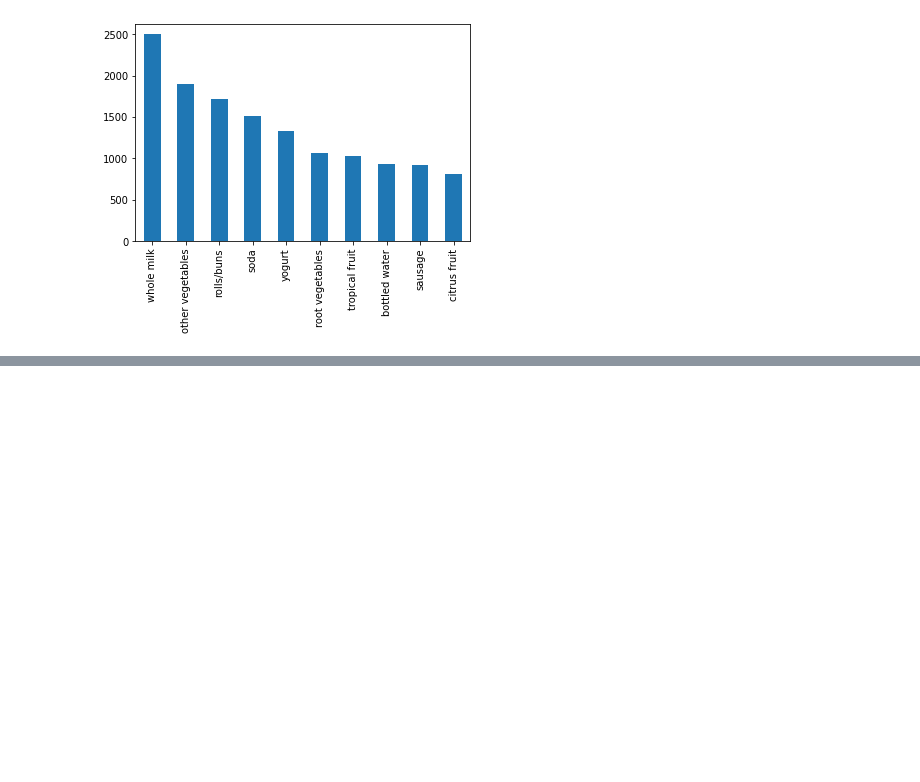
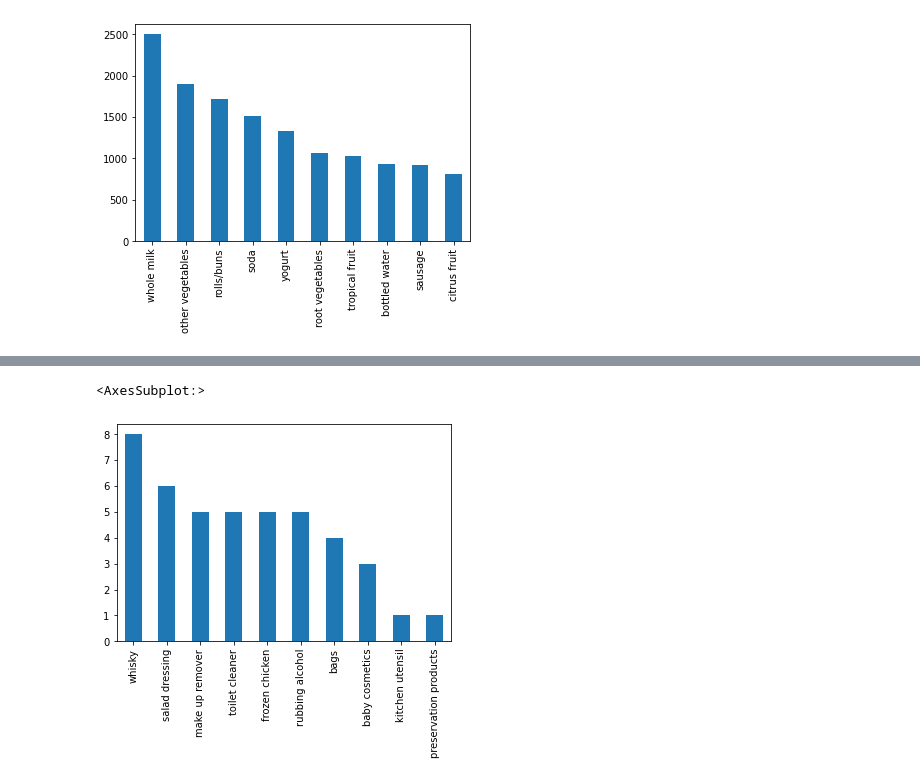
Before and after one commit to Naveen-Karanamu/Market-Basket-Groceries, a Jupyter notebook: main.ipynb, the cells around one changed output, grey strips where cells are left out. Cells and saved outputs as stored; diff of their text form; code cells hidden in the pictures; blank space fills up the shorter version.

Commit message:
Analysed Least Selling Items

```diff
--- a/main.ipynb
+++ b/main.ipynb
@@ -100,2 +109,7 @@ df.itemDescription.value_counts().tail(1)
 preservation products    1
 Name: itemDescription, dtype: int64
+# %%
+df.itemDescription.value_counts().tail(10).plot.bar()
+# %% [output]
+<AxesSubplot:>
+[figure, added]
```
Also changed, not shown: parts of 2 cells of this notebook.
